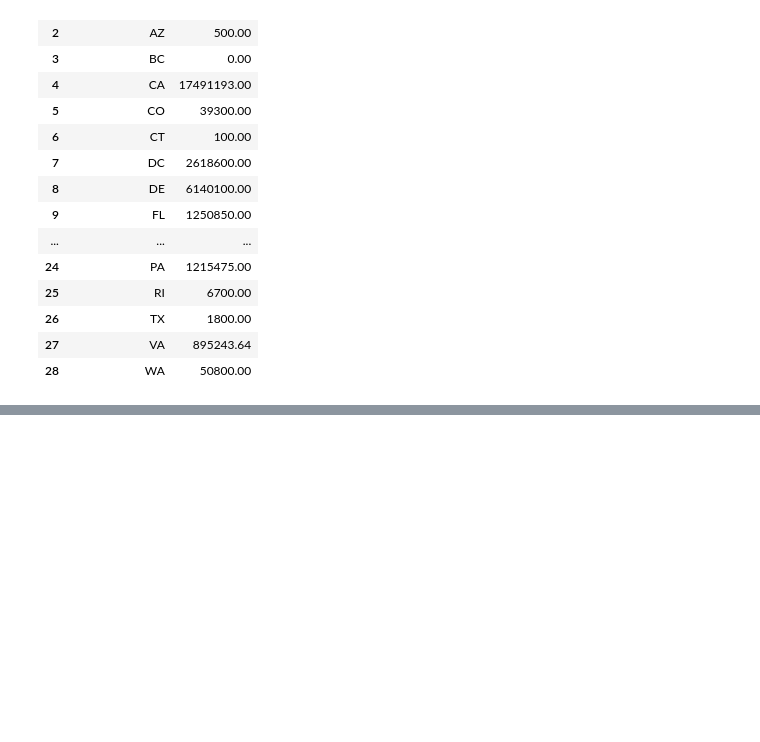
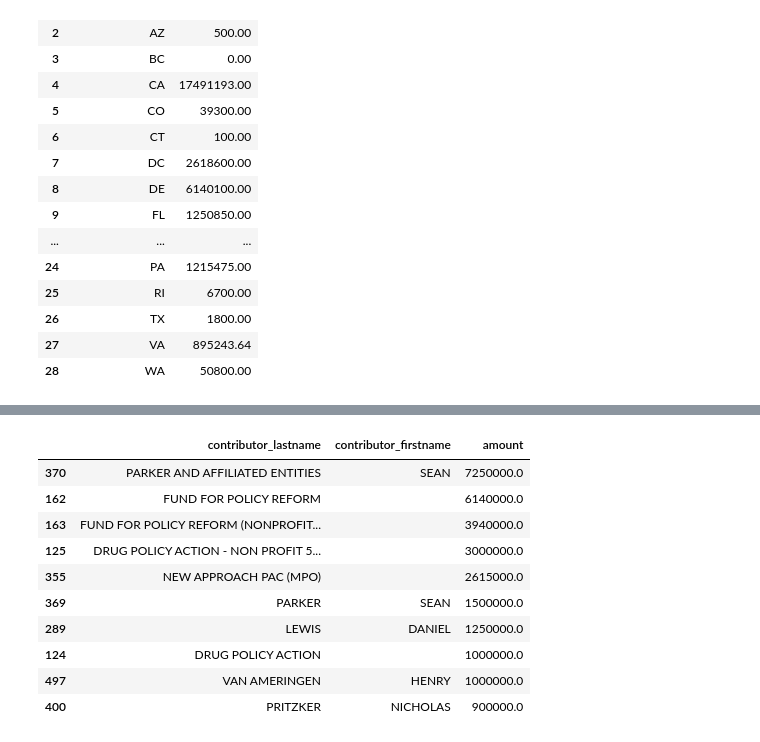
Before and after one commit to ritzdorfqu/first-python-notebook, a Jupyter notebook: first-python-notebook.ipynb, the cells around one changed output, grey strips where cells are left out. Cells and saved outputs as stored; diff of their text form; code cells hidden in the pictures; blank space fills up the shorter version.

```diff
--- a/first-python-notebook.ipynb
+++ b/first-python-notebook.ipynb
@@ -339,0 +366,16 @@ merged.groupby(["contributor_firstname", "contributor_lastname"]).amount.sum().r
+# %%
+top_supporters = support.fillna("").groupby(["contributor_lastname", "contributor_firstname"]).amount.sum().reset_index().sort_values("amount", ascending = False).head(10)
+# %%
+top_supporters
+# %% [output]
+|  | contributor_lastname | contributor_firstname | amount |
+| 370 | PARKER AND AFFILIATED ENTITIES | SEAN | 7250000.0 |
+| 162 | FUND FOR POLICY REFORM |  | 6140000.0 |
+| 163 | FUND FOR POLICY REFORM (NONPROFIT... |  | 3940000.0 |
+| 125 | DRUG POLICY ACTION - NON PROFIT 5... |  | 3000000.0 |
+| 355 | NEW APPROACH PAC (MPO) |  | 2615000.0 |
+| 369 | PARKER | SEAN | 1500000.0 |
+| 289 | LEWIS | DANIEL | 1250000.0 |
+| 124 | DRUG POLICY ACTION |  | 1000000.0 |
+| 497 | VAN AMERINGEN | HENRY | 1000000.0 |
+| 400 | PRITZKER | NICHOLAS | 900000.0 |
```
Also changed, not shown: parts of 8 cells of this notebook, 1 other file.
